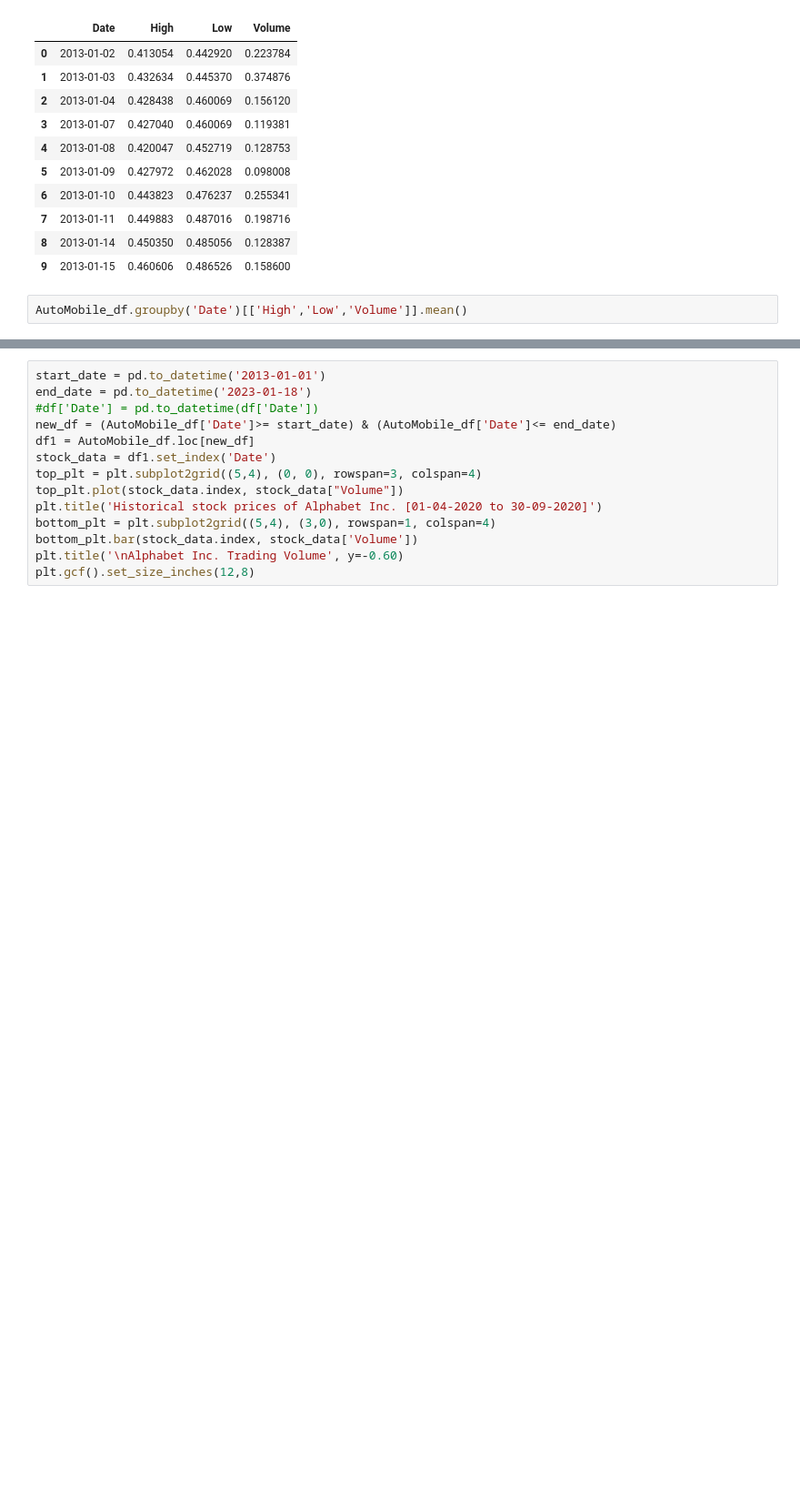
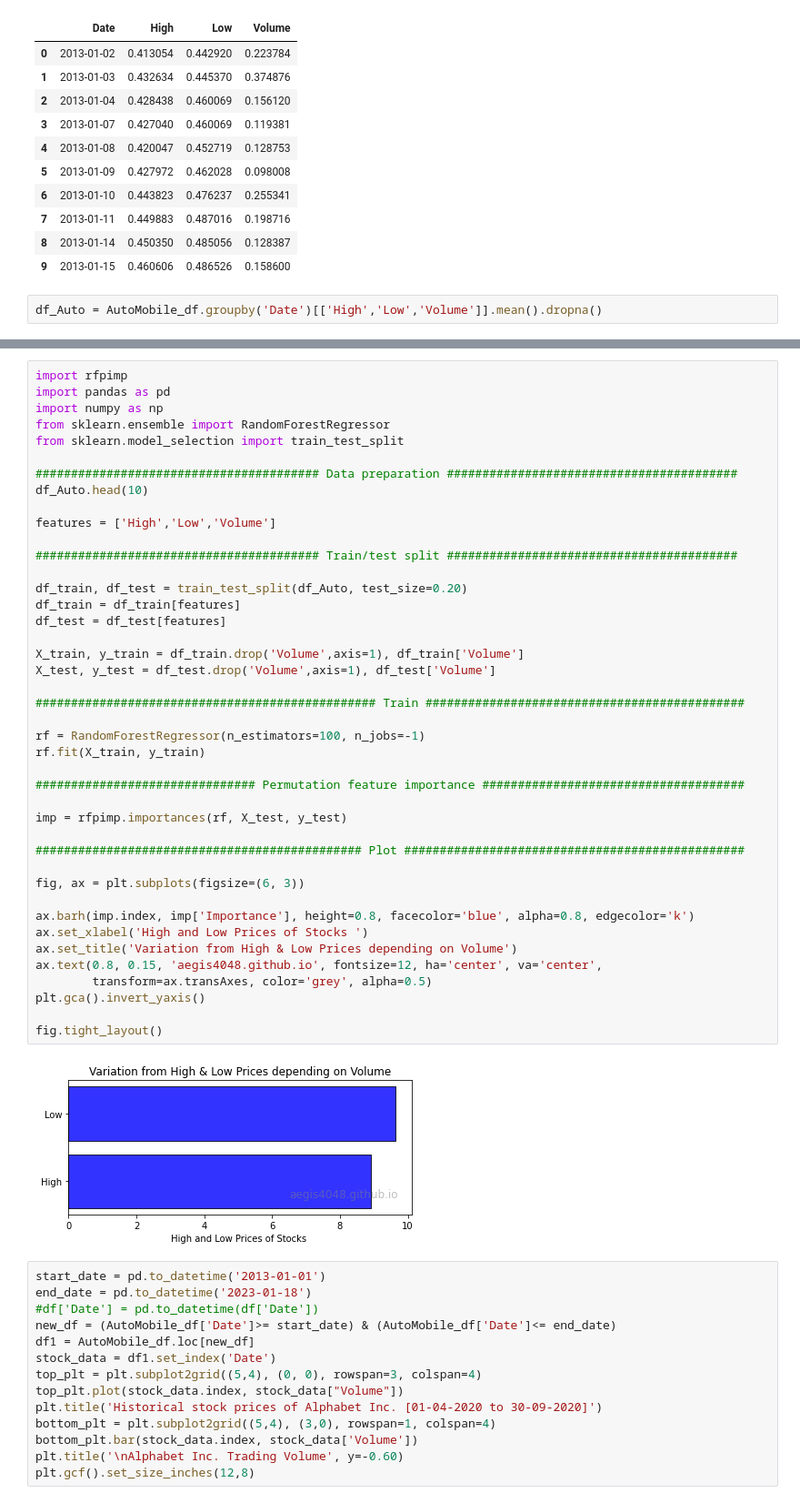
Before and after one commit to anjaliskilton/Finance_Group_Project, a Jupyter notebook: AutoMobile_Analysis_Function.ipynb, the cells around one changed output, grey strips where cells are left out. Shown at 91% size. Saved outputs shown, nothing was run; the diff lists cells and outputs as text; blank space fills up the shorter version.

```diff
--- a/AutoMobile_Analysis_Function.ipynb
+++ b/AutoMobile_Analysis_Function.ipynb
@@ -98,4 +96,4 @@ AutoMobile_df.head(10)
 | 8 | 2013-01-14 | 0.450350 | 0.485056 | 0.128387 |
 | 9 | 2013-01-15 | 0.460606 | 0.486526 | 0.158600 |
 # %%
-AutoMobile_df.groupby('Date')[['High','Low','Volume']].mean()
+df_Auto = AutoMobile_df.groupby('Date')[['High','Low','Volume']].mean().dropna()
@@ -117,3 +115,47 @@ AutoMobile_df.groupby('Date')[['High','Low','Volume']].mean()
+# %%
+import rfpimp
+import pandas as pd
+import numpy as np
+from sklearn.ensemble import RandomForestRegressor
+from sklearn.model_selection import train_test_split
+
+######################################## Data preparation #########################################
+df_Auto.head(10)
+
+features = ['High','Low','Volume']
+
+######################################## Train/test split #########################################
+
+df_train, df_test = train_test_split(df_Auto, test_size=0.20)
+df_train = df_train[features]
+df_test = df_test[features]
+
+X_train, y_train = df_train.drop('Volume',axis=1), df_train['Volume']
+X_test, y_test = df_test.drop('Volume',axis=1), df_test['Volume']
+
+################################################ Train #############################################
+
+rf = RandomForestRegressor(n_estimators=100, n_jobs=-1)
+rf.fit(X_train, y_train)
+
+############################### Permutation feature importance #####################################
+
+imp = rfpimp.importances(rf, X_test, y_test)
+
+############################################## Plot ################################################
+
+fig, ax = plt.subplots(figsize=(6, 3))
+
+ax.barh(imp.index, imp['Importance'], height=0.8, facecolor='blue', alpha=0.8, edgecolor='k')
+ax.set_xlabel('High and Low Prices of Stocks ')
+ax.set_title('Variation from High & Low Prices depending on Volume')
+ax.text(0.8, 0.15, 'aegis4048.github.io', fontsize=12, ha='center', va='center',
+        transform=ax.transAxes, color='grey', alpha=0.5)
+plt.gca().invert_yaxis()
+
+fig.tight_layout()
+# %% [output]
+[figure, added]
 # %%
 start_date = pd.to_datetime('2013-01-01')
 end_date = pd.to_datetime('2023-01-18')
```
Also changed, not shown: parts of 16 cells of this notebook.
